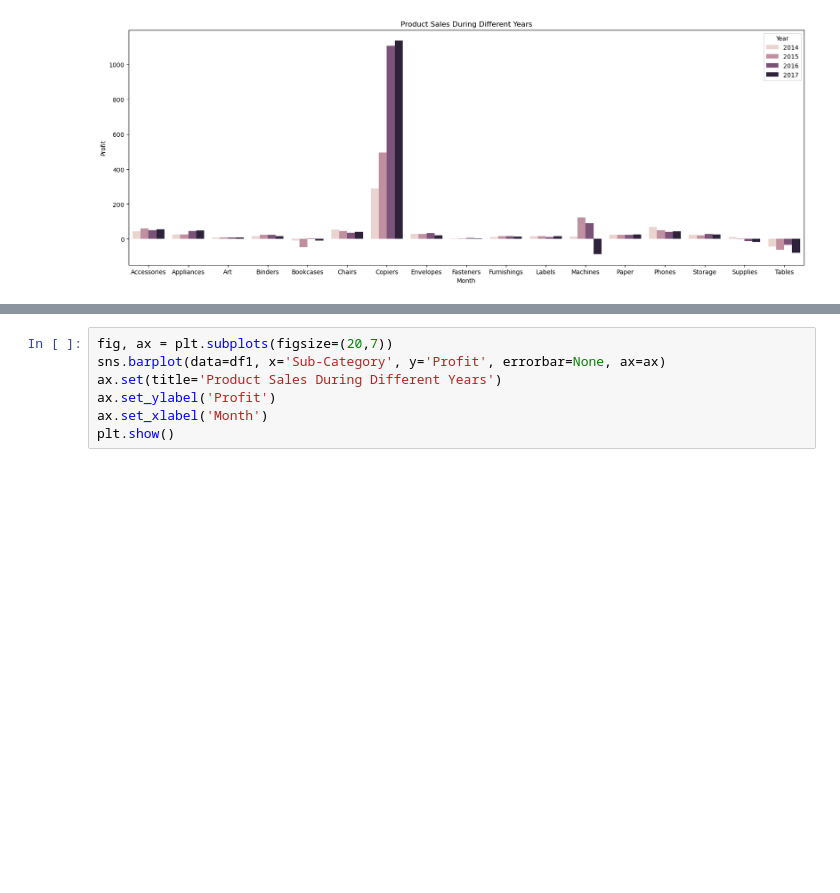
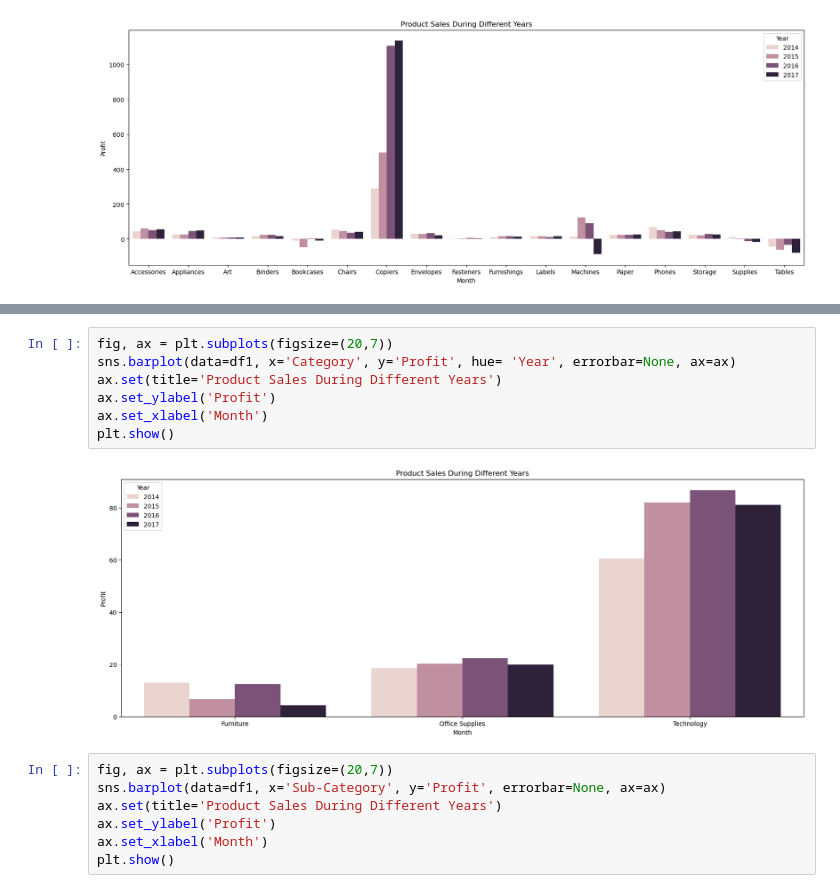
Before and after one commit to Sudha25a/E-Commerce-Project, a Jupyter notebook: E Commerce EDA.ipynb, the cells around one changed output, grey strips where cells are left out. Saved outputs shown, nothing was run; the diff lists cells and outputs as text; blank space fills up the shorter version.

```diff
--- a/E Commerce EDA.ipynb
+++ b/E Commerce EDA.ipynb
@@ -539,3 +643,12 @@ plt.show()
+# %%
+fig, ax = plt.subplots(figsize=(20,7))
+sns.barplot(data=df1, x='Category', y='Profit', hue= 'Year', errorbar=None, ax=ax)
+ax.set(title='Product Sales During Different Years')
+ax.set_ylabel('Profit')
+ax.set_xlabel('Month')
+plt.show()
+# %% [output]
+[figure, added]
 # %%
 fig, ax = plt.subplots(figsize=(20,7))
 sns.barplot(data=df1, x='Sub-Category', y='Profit', errorbar=None, ax=ax)
```
Also changed, not shown: parts of 17 cells of this notebook, 1 other file.
